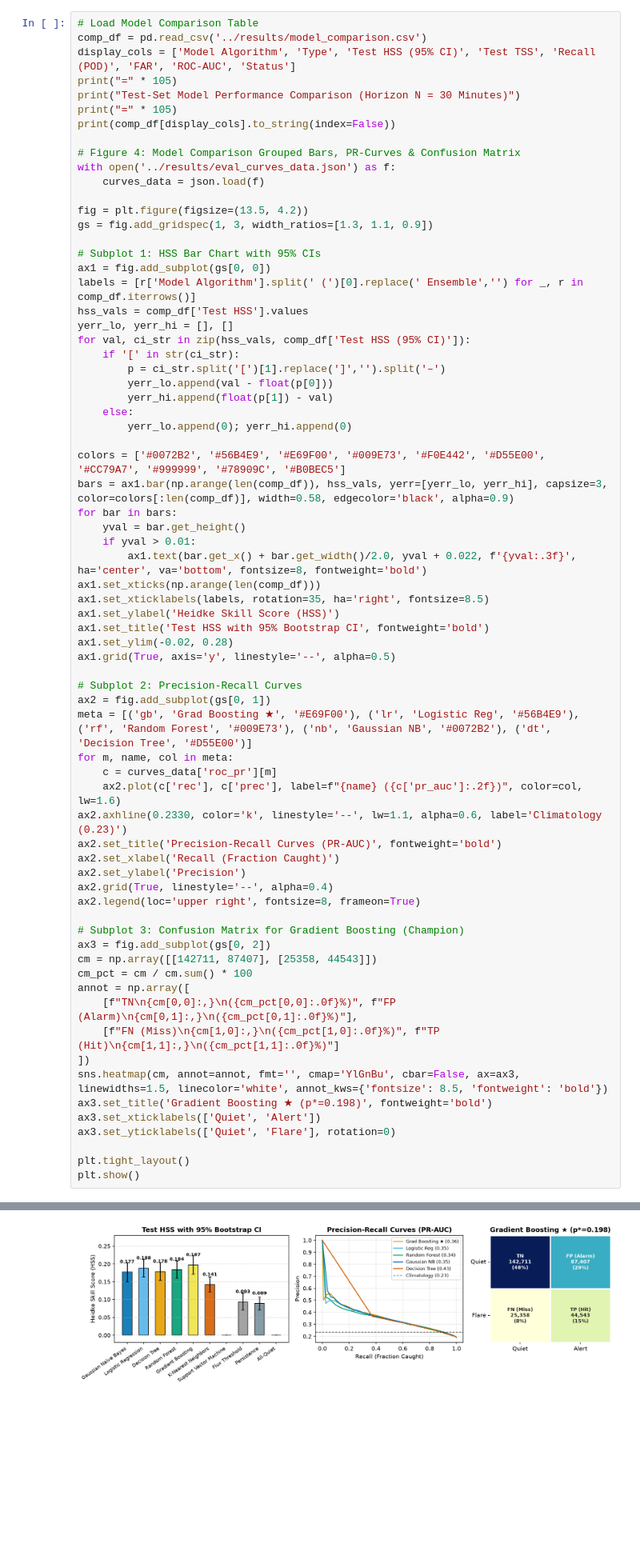
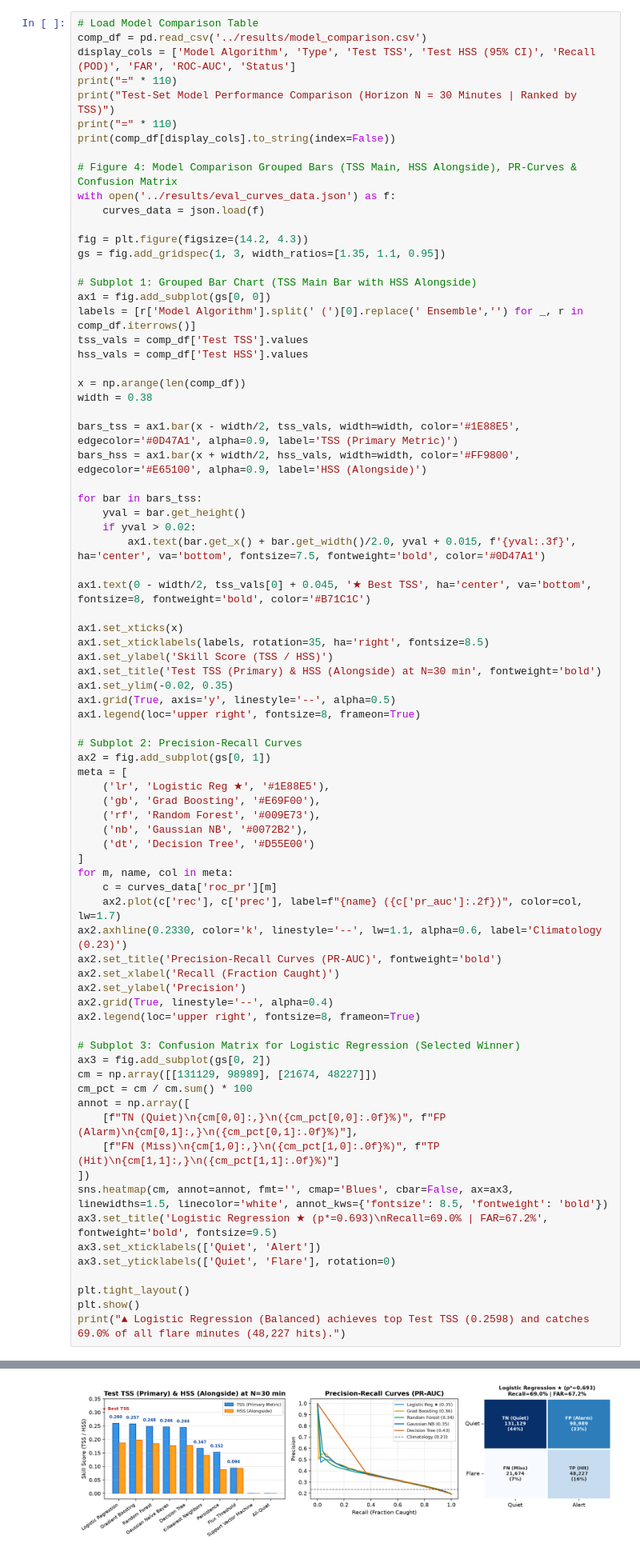
Before and after one commit to bhagamanjan2/physics-informed-solar-flare-forecasting, a Jupyter notebook: notebooks/capstone.ipynb, the cells around one changed output, grey strips where cells are left out. Shown at 80% size. Drawn from its saved outputs; the diff is of its cells as text; blank space fills up the shorter version.

```diff
--- a/notebooks/capstone.ipynb
+++ b/notebooks/capstone.ipynb
@@ -176,51 +179,58 @@ plt.show()
 # %%
 # Load Model Comparison Table
 comp_df = pd.read_csv('../results/model_comparison.csv')
-display_cols = ['Model Algorithm', 'Type', 'Test HSS (95% CI)', 'Test TSS', 'Recall (POD)', 'FAR', 'ROC-AUC', 'Status']
-print("=" * 105)
-print("Test-Set Model Performance Comparison (Horizon N = 30 Minutes)")
-print("=" * 105)
+display_cols = ['Model Algorithm', 'Type', 'Test TSS', 'Test HSS (95% CI)', 'Recall (POD)', 'FAR', 'ROC-AUC', 'Status']
+print("=" * 110)
+print("Test-Set Model Performance Comparison (Horizon N = 30 Minutes | Ranked by TSS)")
+print("=" * 110)
 print(comp_df[display_cols].to_string(index=False))
 
-# Figure 4: Model Comparison Grouped Bars, PR-Curves & Confusion Matrix
+# Figure 4: Model Comparison Grouped Bars (TSS Main, HSS Alongside), PR-Curves & Confusion Matrix
 with open('../results/eval_curves_data.json') as f:
     curves_data = json.load(f)
 
-fig = plt.figure(figsize=(13.5, 4.2))
-gs = fig.add_gridspec(1, 3, width_ratios=[1.3, 1.1, 0.9])
+fig = plt.figure(figsize=(14.2, 4.3))
+gs = fig.add_gridspec(1, 3, width_ratios=[1.35, 1.1, 0.95])
 
-# Subplot 1: HSS Bar Chart with 95% CIs
+# Subplot 1: Grouped Bar Chart (TSS Main Bar with HSS Alongside)
 ax1 = fig.add_subplot(gs[0, 0])
 labels = [r['Model Algorithm'].split(' (')[0].replace(' Ensemble','') for _, r in comp_df.iterrows()]
+tss_vals = comp_df['Test TSS'].values
 hss_vals = comp_df['Test HSS'].values
-yerr_lo, yerr_hi = [], []
-for val, ci_str in zip(hss_vals, comp_df['Test HSS (95% CI)']):
-    if '[' in str(ci_str):
-        p = ci_str.split('[')[1].replace(']','').split('–')
-        yerr_lo.append(val - float(p[0]))
-        yerr_hi.append(float(p[1]) - val)
-    else:
-        yerr_lo.append(0); yerr_hi.append(0)
 
-colors = ['#0072B2', '#56B4E9', '#E69F00', '#009E73', '#F0E442', '#D55E00', '#CC79A7', '#999999', '#78909C', '#B0BEC5']
-bars = ax1.bar(np.arange(len(comp_df)), hss_vals, yerr=[yerr_lo, yerr_hi], capsize=3, color=colors[:len(comp_df)], width=0.58, edgecolor='black', alpha=0.9)
-for bar in bars:
+x = np.arange(len(comp_df))
+width = 0.38
+
+bars_tss = ax1.bar(x - width/2, tss_vals, width=width, color='#1E88E5', edgecolor='#0D47A1', alpha=0.9, label='TSS (Primary Metric)')
+bars_hss = ax1.bar(x + width/2, hss_vals, width=width, color='#FF9800', edgecolor='#E65100', alpha=0.9, label='HSS (Alongside)')
+
+for bar in bars_tss:
     yval = bar.get_height()
-    if yval > 0.01:
-        ax1.text(bar.get_x() + bar.get_width()/2.0, yval + 0.022, f'{yval:.3f}', ha='center', va='bottom', fontsize=8, fontweight='bold')
-ax1.set_xticks(np.arange(len(comp_df)))
+    if yval > 0.02:
+        ax1.text(bar.get_x() + bar.get_width()/2.0, yval + 0.015, f'{yval:.3f}', ha='center', va='bottom', fontsize=7.5, fontweight='bold', color='#0D47A1')
+
+ax1.text(0 - width/2, tss_vals[0] + 0.045, '★ Best TSS', ha='center', va='bottom', fontsize=8, fontweight='bold', color='#B71C1C')
+
+ax1.set_xticks(x)
 ax1.set_xticklabels(labels, rotation=35, ha='right', fontsize=8.5)
-ax1.set_ylabel('Heidke Skill Score (HSS)')
-ax1.set_title('Test HSS with 95% Bootstrap CI', fontweight='bold')
-ax1.set_ylim(-0.02, 0.28)
+ax1.set_ylabel('Skill Score (TSS / HSS)')
+ax1.set_title('Test TSS (Primary) & HSS (Alongside) at N=30 min', fontweight='bold')
+ax1.set_ylim(-0.02, 0.35)
 ax1.grid(True, axis='y', linestyle='--', alpha=0.5)
+ax1.legend(loc='upper right', fontsize=8, frameon=True)
 
 # Subplot 2: Precision-Recall Curves
 ax2 = fig.add_subplot(gs[0, 1])
-meta = [('gb', 'Grad Boosting ★', '#E69F00'), ('lr', 'Logistic Reg', '#56B4E9'), ('rf', 'Random Forest', '#009E73'), ('nb', 'Gaussian NB', '#0072B2'), ('dt', 'Decision Tree', '#D55E00')]
+meta = [
+    ('lr', 'Logistic Reg ★', '#1E88E5'),
+    ('gb', 'Grad Boosting', '#E69F00'),
+    ('rf', 'Random Forest', '#009E73'),
+    ('nb', 'Gaussian NB', '#0072B2'),
+    ('dt', 'Decision Tree', '#D55E00')
+]
 for m, name, col in meta:
     c = curves_data['roc_pr'][m]
-    ax2.plot(c['rec'], c['prec'], label=f"{name} ({c['pr_auc']:.2f})", color=col, lw=1.6)
+    ax2.plot(c['rec'], c['prec'], label=f"{name} ({c['pr_auc']:.2f})", color=col, lw=1.7)
 ax2.axhline(0.2330, color='k', linestyle='--', lw=1.1, alpha=0.6, label='Climatology (0.23)')
 ax2.set_title('Precision-Recall Curves (PR-AUC)', fontweight='bold')
 ax2.set_xlabel('Recall (Fraction Caught)')
@@ -228,19 +238,20 @@ ax2.set_ylabel('Precision')
 ax2.grid(True, linestyle='--', alpha=0.4)
 ax2.legend(loc='upper right', fontsize=8, frameon=True)
 
-# Subplot 3: Confusion Matrix for Gradient Boosting (Champion)
+# Subplot 3: Confusion Matrix for Logistic Regression (Selected Winner)
 ax3 = fig.add_subplot(gs[0, 2])
-cm = np.array([[142711, 87407], [25358, 44543]])
+cm = np.array([[131129, 98989], [21674, 48227]])
 cm_pct = cm / cm.sum() * 100
 annot = np.array([
-    [f"TN\n{cm[0,0]:,}\n({cm_pct[0,0]:.0f}%)", f"FP (Alarm)\n{cm[0,1]:,}\n({cm_pct[0,1]:.0f}%)"],
+    [f"TN (Quiet)\n{cm[0,0]:,}\n({cm_pct[0,0]:.0f}%)", f"FP (Alarm)\n{cm[0,1]:,}\n({cm_pct[0,1]:.0f}%)"],
     [f"FN (Miss)\n{cm[1,0]:,}\n({cm_pct[1,0]:.0f}%)", f"TP (Hit)\n{cm[1,1]:,}\n({cm_pct[1,1]:.0f}%)"]
 ])
-sns.heatmap(cm, annot=annot, fmt='', cmap='YlGnBu', cbar=False, ax=ax3, linewidths=1.5, linecolor='white', annot_kws={'fontsize': 8.5, 'fontweight': 'bold'})
-ax3.set_title('Gradient Boosting ★ (p*=0.198)', fontweight='bold')
+sns.heatmap(cm, annot=annot, fmt='', cmap='Blues', cbar=False, ax=ax3, linewidths=1.5, linecolor='white', annot_kws={'fontsize': 8.5, 'fontweight': 'bold'})
+ax3.set_title('Logistic Regression ★ (p*=0.693)\nRecall=69.0% | FAR=67.2%', fontweight='bold', fontsize=9.5)
 ax3.set_xticklabels(['Quiet', 'Alert'])
 ax3.set_yticklabels(['Quiet', 'Flare'], rotation=0)
 
 plt.tight_layout()
 plt.show()
+print("▲ Logistic Regression (Balanced) achieves top Test TSS (0.2598) and catches 69.0% of all flare minutes (48,227 hits).")
 # %% [output]
@@ -261 +273 @@ Persistence (Time-Series Baseline)   Autoregressive Baseline 0.089 [0.071–0.10
-[figure, old version]
+[figure, new version]
```
Also changed, not shown: parts of 14 cells of this notebook, 12 other files.
